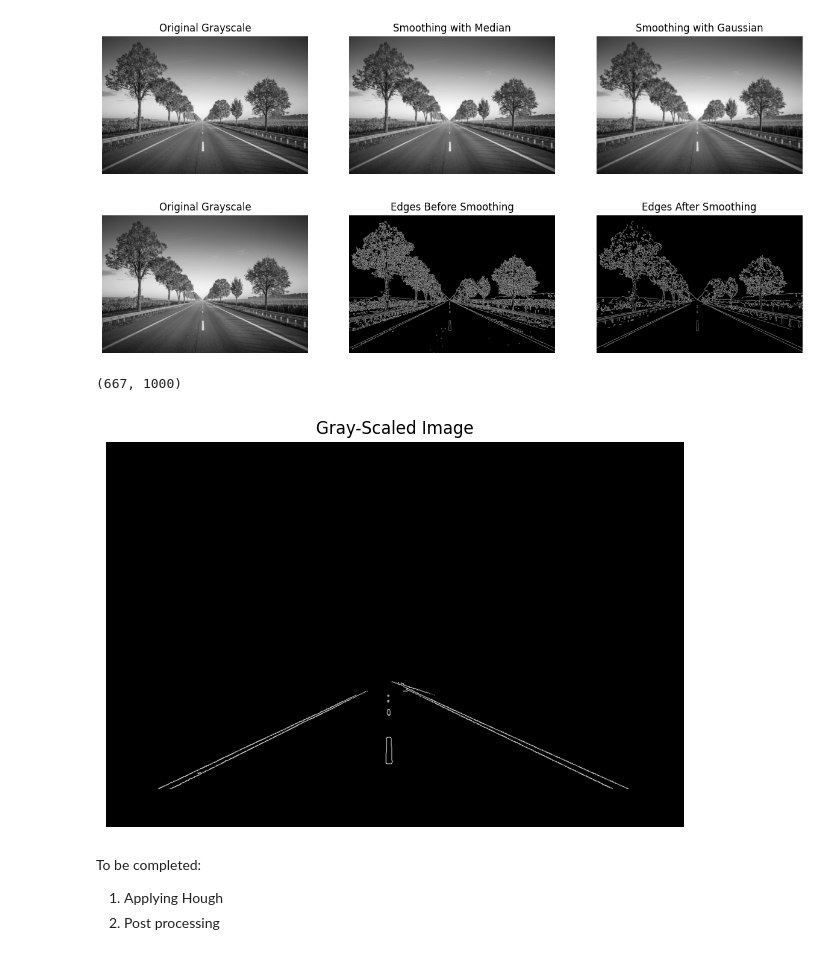
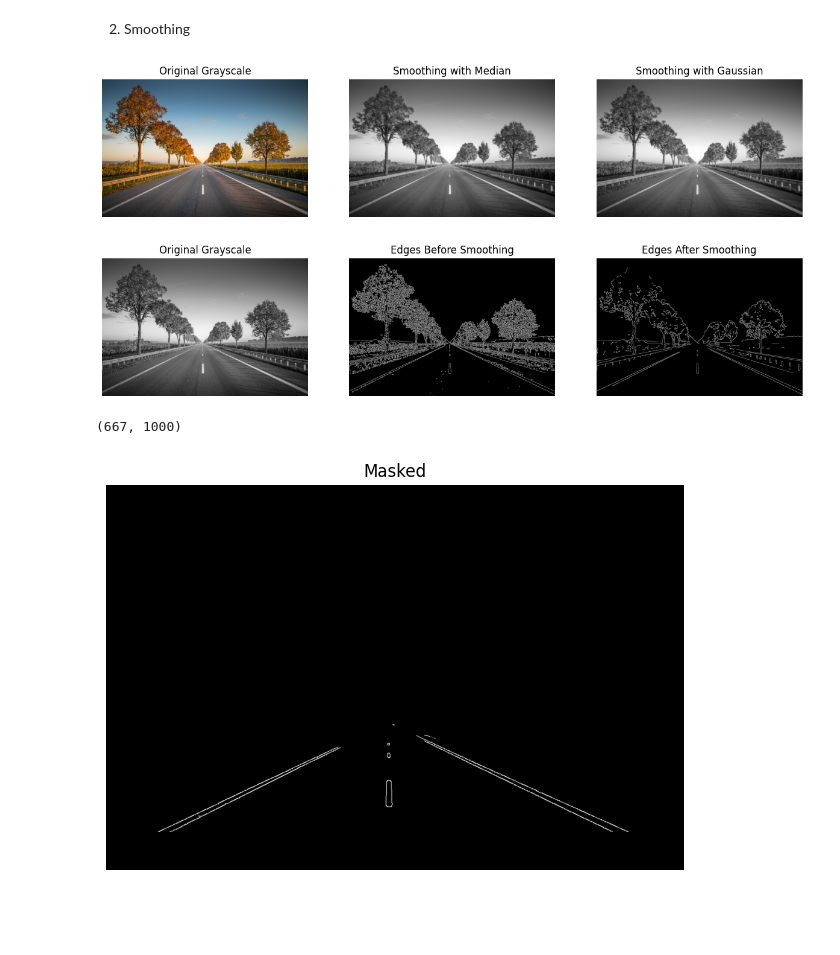
Before and after one commit to tasneemyo/Computer-Vision-Labs, a Jupyter notebook: edge_detection.ipynb, the cells around one changed output. Cells and saved outputs as stored; diff of their text form; code cells hidden in the pictures; blank space fills up the shorter version.

```diff
--- a/edge_detection.ipynb
+++ b/edge_detection.ipynb
@@ -16,15 +8,19 @@ Notes:
 # %%
-import cv2
-import numpy as np
-import matplotlib.pyplot as plt
 
-image = cv2.imread('lane2.jpg')
-image2 = cv2.cvtColor(image, cv2.COLOR_BGR2RGB)
+image1 = cv2.imread('lane2.jpg')
+image_rgb = cv2.cvtColor(image1, cv2.COLOR_BGR2RGB)
+gray_image = cv2.cvtColor(image1, cv2.COLOR_BGR2GRAY)
 
 plt.figure(figsize=(10, 5))
-plt.imshow(image2)
+plt.imshow(image_rgb)
 plt.title("Original Image")
 plt.axis("off")
 plt.show()
+
+plt.figure(figsize=(10, 5))
+plt.imshow(gray_image, cmap="gray")
+plt.title("Gray-Scaled Image")
+plt.axis("off")
+plt.show()
 # %% [output]
 [figure]
@@ -31,8 +27,0 @@ plt.show()
-# %%
-gray_image = cv2.cvtColor(image, cv2.COLOR_BGR2GRAY)
-
-plt.figure(figsize=(10, 5))
-plt.imshow(gray_image, cmap="gray")
-plt.title("Gray-Scaled Image")
-plt.axis("off")
-plt.show()
@@ -50,24 +28,25 @@ plt.show()
+# %% [markdown]
+2. Smoothing
 # %%
-smoothed_median = cv2.medianBlur(gray_image, 3)
+smoothed_median = cv2.medianBlur(gray_image, 5)
 smoothed_gaussian = cv2.GaussianBlur(gray_image, (5,5), 0)
 
-
 fig, ax = plt.subplots(1, 3, figsize=(15, 5))
-ax[0].imshow(gray_image, cmap="gray")
+ax[0].imshow(image_rgb, cmap="gray")
 ax[0].set_title("Original Grayscale")
 ax[0].axis("off")
 
 ax[1].imshow(smoothed_median, cmap="gray")
 ax[1].set_title("Smoothing with Median")
 ax[1].axis("off")
 
 ax[2].imshow(smoothed_gaussian, cmap="gray")
 ax[2].set_title("Smoothing with Gaussian")
 ax[2].axis("off")
 
 plt.show()
 # %% [output]
-[figure, old version]
+[figure, new version]
 # %%
 edges_before = cv2.Canny(gray_image, 100, 200)
 edges = cv2.Canny(smoothed_median, 100, 200)
@@ -88,7 +67,7 @@ ax[2].axis("off")
 
 plt.show()
 # %% [output]
-[figure, old version]
+[figure, new version]
 # %%
 print(edges.shape)
 # %% [output]
@@ -106,12 +85,8 @@ roi = cv2.bitwise_and(edges, mask)
 
 plt.figure(figsize=(10, 5))
 plt.imshow(roi, cmap="gray")
-plt.title("Gray-Scaled Image")
+plt.title("Masked")
 plt.axis("off")
 plt.show()
 # %% [output]
-[figure, old version]
+[figure, new version]
-# %% [markdown]
-To be completed:
-1. Applying Hough
-2. Post processing
```
Also changed, not shown: parts of 11 cells of this notebook.
